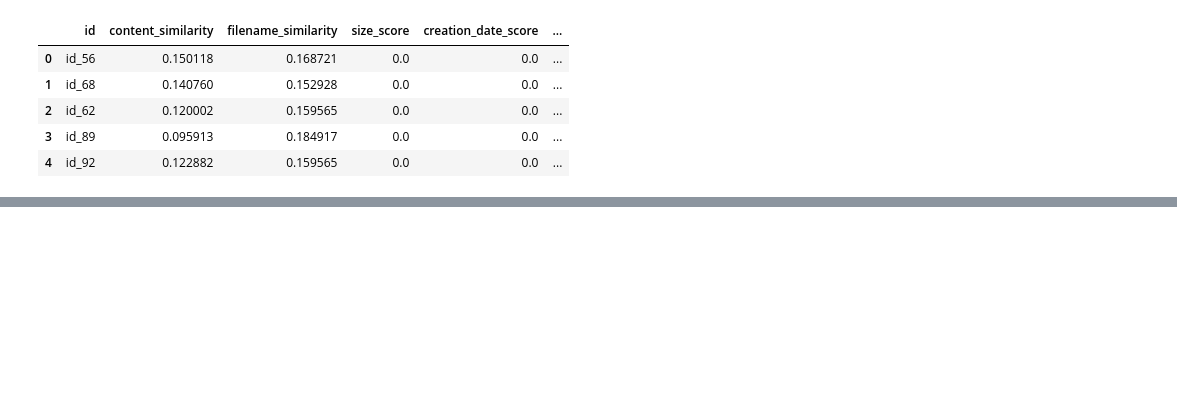
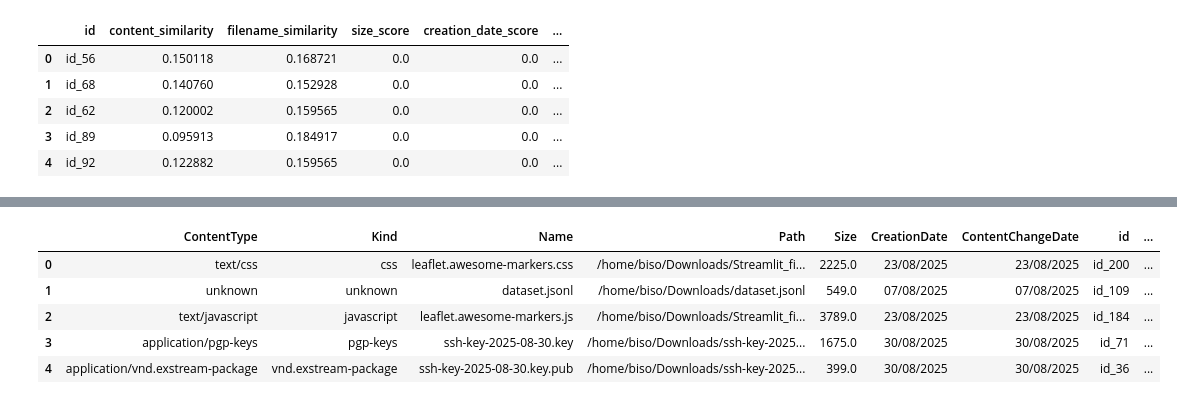
Before and after one commit to tatankam/intelligent-file-search, a Jupyter notebook: notebooks/superlinked-queries.ipynb, the cells around one changed output, grey strips where cells are left out. Drawn from its saved outputs; the diff is of its cells as text; code cells hidden in the pictures; blank space fills up the shorter version.

```diff
--- a/notebooks/superlinked-queries.ipynb
+++ b/notebooks/superlinked-queries.ipynb
@@ -226,0 +222,66 @@ else:
+# %%
+from datetime import datetime
+import pandas as pd
+
+
+def date_to_unix(date_str):
+    if date_str is None:
+        # Use zero for no lower bound, not None (filters expect int)
+        return 0
+    return int(datetime.strptime(date_str, "%d/%m/%Y").timestamp())
+
+
+# Define your parameters matching the query.py
+params = {
+    # Semantic similarity text query per space
+    "contenttype_query": "pdf document",
+    "name_query": "CatastoAppartamento",
+
+    # Weights for semantic spaces as defined in query weights
+    "contenttype_weight": 1.0,
+    "kind_weight": 1.0,
+    "category_weight": 1.0,
+    "name_weight": 0.0,
+    "size_weight": 1.0,  # Filter only, no similarity weight on size
+    "creation_date_weight": 0.0,
+    "modified_date_weight": 0.0,
+
+    # Size filters (bytes)
+    "min_size_kb": 0,
+    "max_size_kb": 10000,
+
+    # Date filters (Unix timestamps in seconds)
+    "min_creation_date": date_to_unix("03/08/2025"),
+    "max_creation_date": date_to_unix("31/12/2025"),
+    "min_modified_date": date_to_unix(None),  # 0 means no lower bound
+    "max_modified_date": date_to_unix("30/06/2035"),
+
+    # If you have categorical filters (make sure implemented in query)
+    # "filetype_include_any": ['pdf', 'docx'],
+    # "tags_include_any": ["cinema", "fashion"],
+
+    # Limit of results
+    "limit": 5,
+}
+
+
+# Run the query
+result = app.query(query, **params)
+
+
+# Inspect parameters used
+print(result.metadata.search_params)
+
+
+df = sl.PandasConverter.to_pandas(result)
+
+if df.empty:
+    print("No results found for the query.")
+    display(df)
+else:
+    # Convert Unix timestamps (in seconds) to formatted date strings
+    df["CreationDate"] = pd.to_datetime(df["CreationDate"], unit="s").dt.strftime("%d/%m/%Y")
+    df["ContentChangeDate"] = pd.to_datetime(df["ContentChangeDate"], unit="s").dt.strftime("%d/%m/%Y")
+
+    display(df)
+# %% [output]
@@ -227,3 +292,9 @@ else:
+|  | ContentType | Kind | Name | Path | Size | CreationDate | ContentChangeDate | id | ... |
+| 0 | text/css | css | leaflet.awesome-markers.css | /home/biso/Downloads/Streamlit_fi... | 2225.0 | 23/08/2025 | 23/08/2025 | id_200 | ... |
+| 1 | unknown | unknown | dataset.jsonl | /home/biso/Downloads/dataset.jsonl | 549.0 | 07/08/2025 | 07/08/2025 | id_109 | ... |
+| 2 | text/javascript | javascript | leaflet.awesome-markers.js | /home/biso/Downloads/Streamlit_fi... | 3789.0 | 23/08/2025 | 23/08/2025 | id_184 | ... |
+| 3 | application/pgp-keys | pgp-keys | ssh-key-2025-08-30.key | /home/biso/Downloads/ssh-key-2025... | 1675.0 | 30/08/2025 | 30/08/2025 | id_71 | ... |
+| 4 | application/vnd.exstream-package | vnd.exstream-package | ssh-key-2025-08-30.key.pub | /home/biso/Downloads/ssh-key-2025... | 399.0 | 30/08/2025 | 30/08/2025 | id_36 | ... |
 # %%
 
 # These are the names of the semantic/numeric spaces in the same order as in your index.spaces list
```
Also changed, not shown: parts of 15 cells of this notebook, 6 other files.
